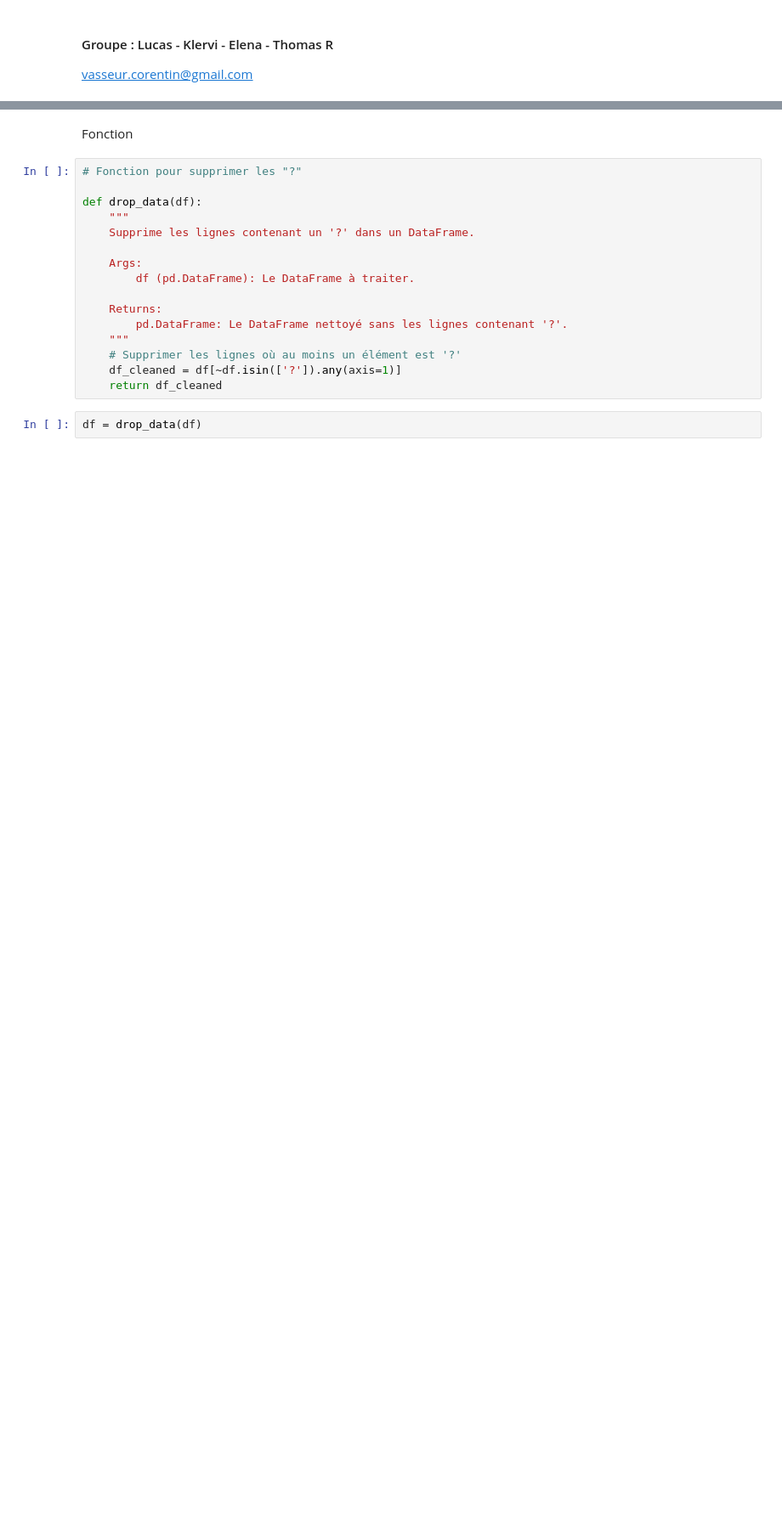
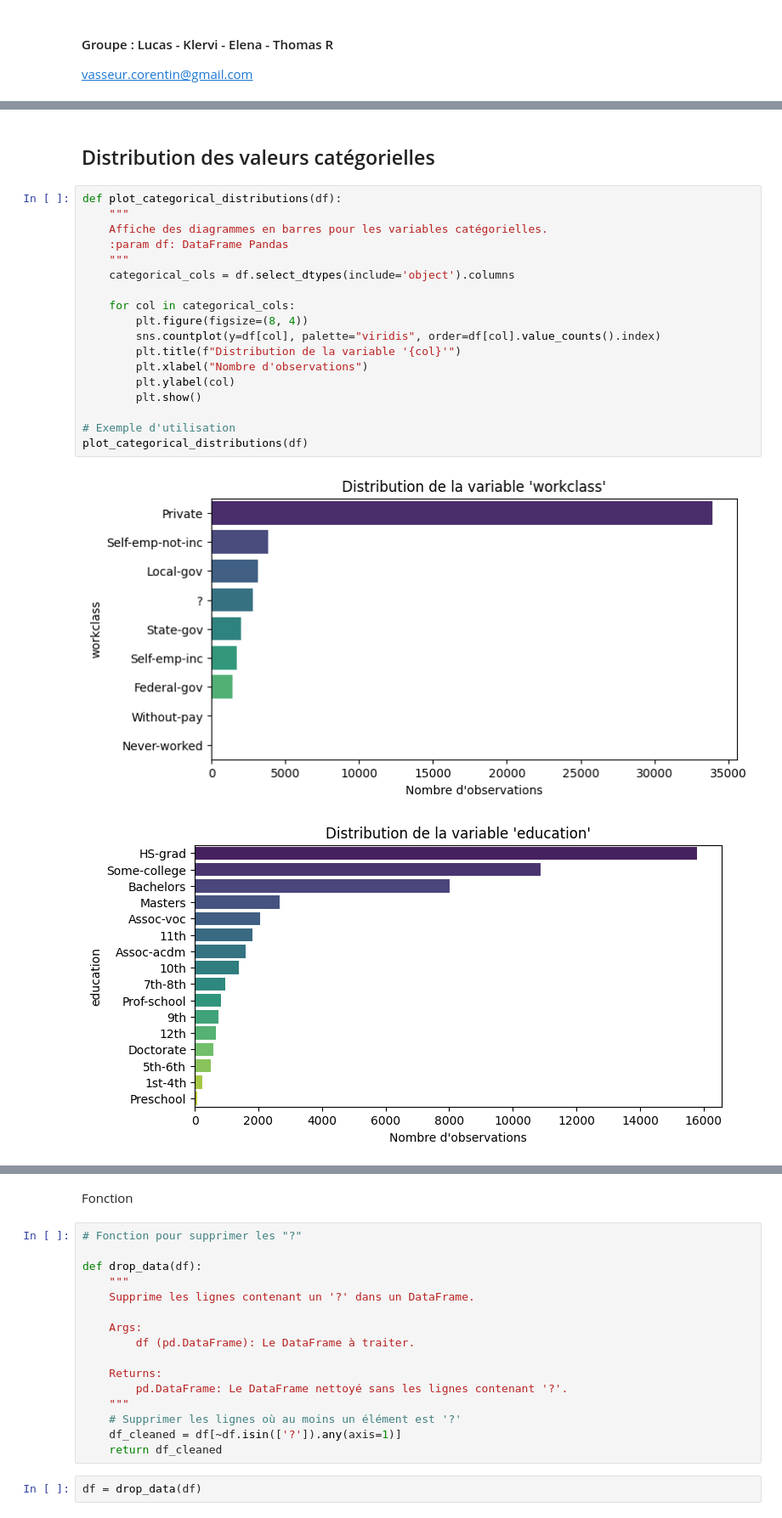
Before and after one commit to LucasMgck/MLops_Projet, a Jupyter notebook: Projet.ipynb, the cells around one changed output, grey strips where cells are left out. Shown at 85% size. Cells and saved outputs as stored; diff of their text form; blank space fills up the shorter version.

```diff
--- a/Projet.ipynb
+++ b/Projet.ipynb
@@ -11,0 +131,23 @@ df = pd.read_csv("data/revenus.csv")
+# %% [markdown]
+## Distribution des valeurs catégorielles
+# %%
+def plot_categorical_distributions(df):
+    """
+    Affiche des diagrammes en barres pour les variables catégorielles.
+    :param df: DataFrame Pandas
+    """
+    categorical_cols = df.select_dtypes(include='object').columns
+
+    for col in categorical_cols:
+        plt.figure(figsize=(8, 4))
+        sns.countplot(y=df[col], palette="viridis", order=df[col].value_counts().index)
+        plt.title(f"Distribution de la variable '{col}'")
+        plt.xlabel("Nombre d'observations")
+        plt.ylabel(col)
+        plt.show()
+
+# Exemple d'utilisation
+plot_categorical_distributions(df)
+# %% [output]
+[figure, added]
+[figure, added]
```
Also changed, not shown: parts of 21 cells of this notebook.
